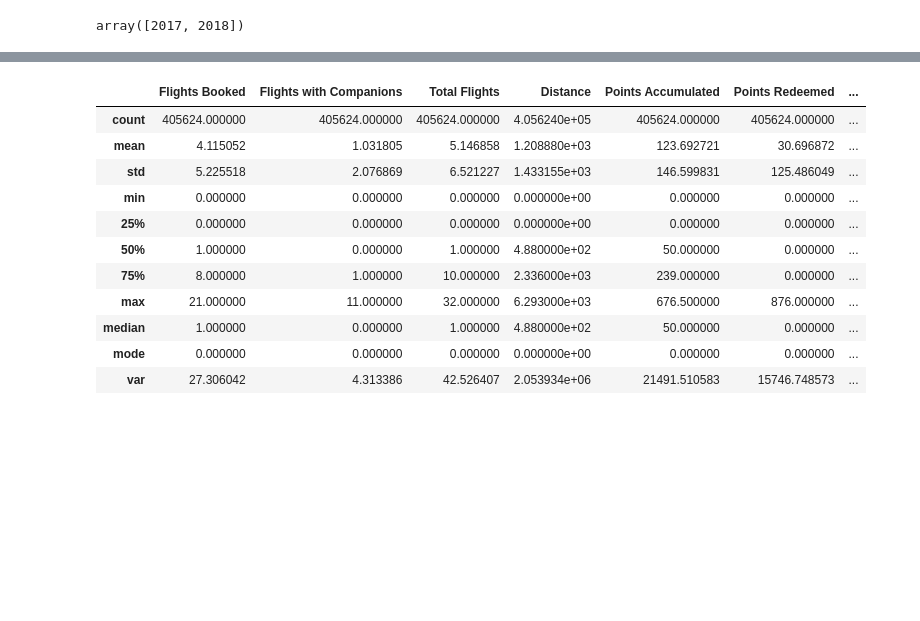
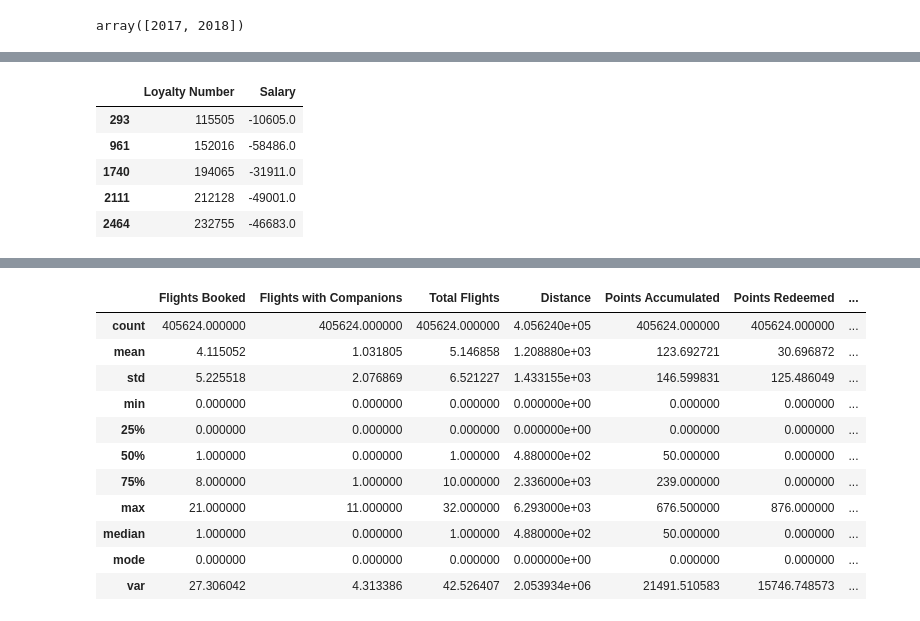
Before and after one commit to Adalab/bda-modulo-3-evaluacion-final-Ruthpsegovia, a Jupyter notebook: Evaluacion-Modulo-3-Ruth-Perez-Segovia.ipynb, the cells around one changed output, grey strips where cells are left out. Saved outputs shown, nothing was run; the diff lists cells and outputs as text; code cells hidden in the pictures; blank space fills up the shorter version.

```diff
--- a/Evaluacion-Modulo-3-Ruth-Perez-Segovia.ipynb
+++ b/Evaluacion-Modulo-3-Ruth-Perez-Segovia.ipynb
@@ -151,0 +209,10 @@ array([2017, 2018])
+# %%
+#Buscamos valores "problemáticos": Negativos o cero
+df_merged[df_merged["Salary"] <= 0][["Loyalty Number","Salary"]].head()
+# %% [output]
+|  | Loyalty Number | Salary |
+| 293 | 115505 | -10605.0 |
+| 961 | 152016 | -58486.0 |
+| 1740 | 194065 | -31911.0 |
+| 2111 | 212128 | -49001.0 |
+| 2464 | 232755 | -46683.0 |
```
Also changed, not shown: parts of 31 cells of this notebook.
